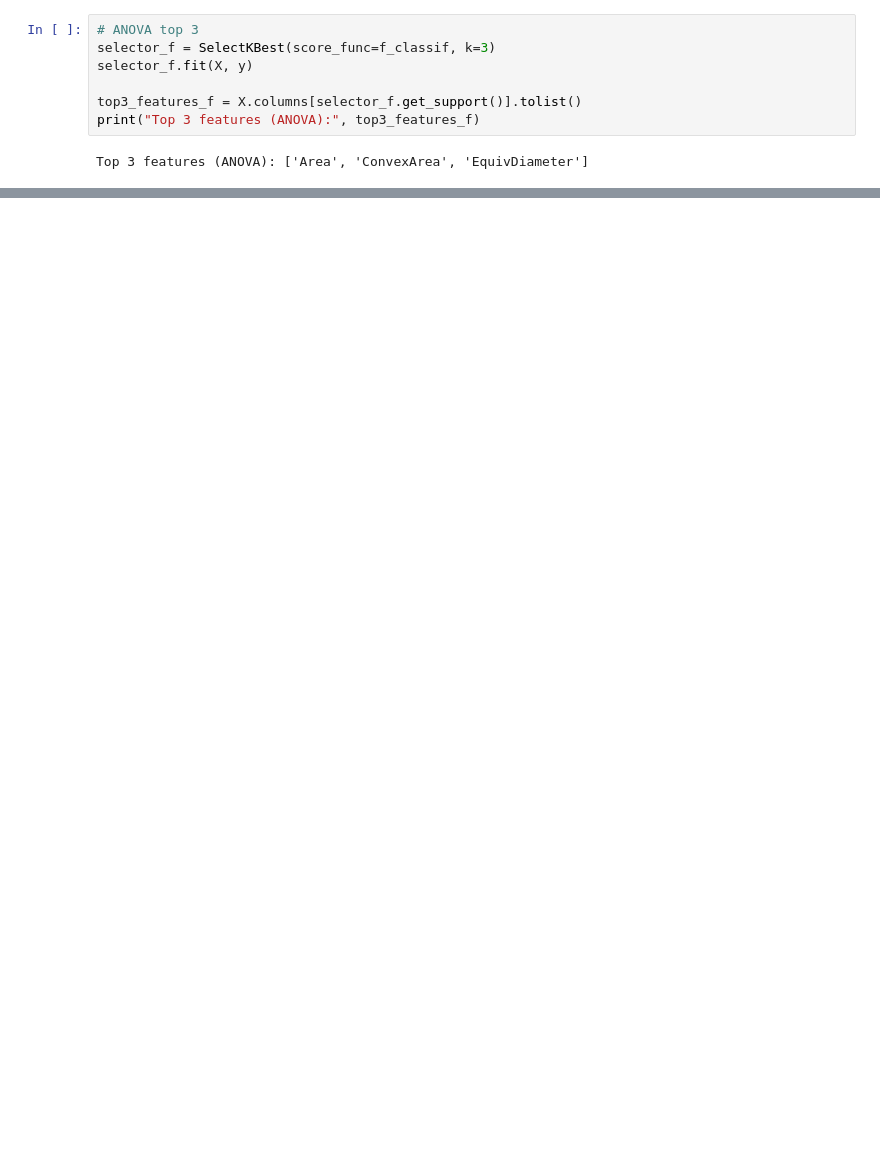
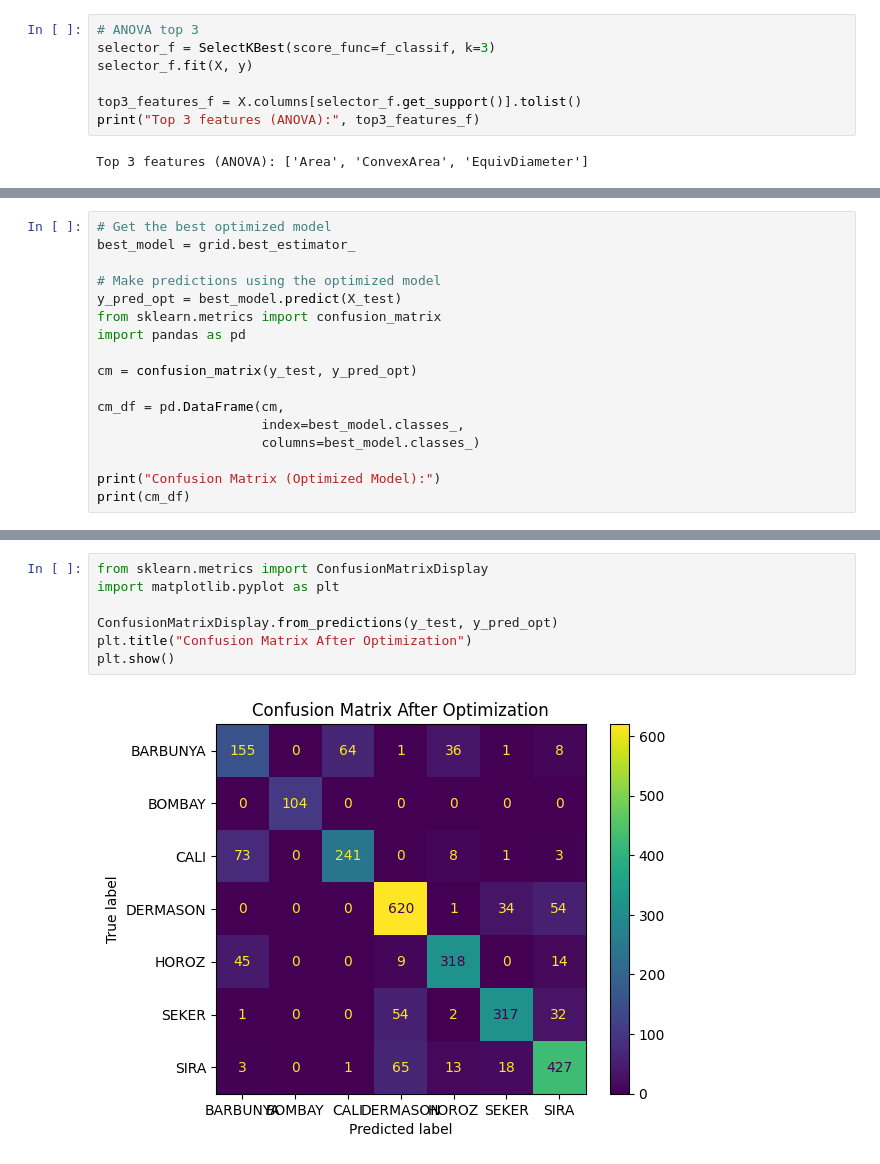
Before and after one commit to liangwan2023/MachineLearning, a Jupyter notebook: Assignment3_decisiontree.ipynb, the cells around one changed output, grey strips where cells are left out. Cells and saved outputs as stored; diff of their text form; blank space fills up the shorter version.

```diff
--- a/Assignment3_decisiontree.ipynb
+++ b/Assignment3_decisiontree.ipynb
@@ -269,0 +253,17 @@ weighted avg       0.80      0.80      0.80      2723
+# %%
+# Get the best optimized model
+best_model = grid.best_estimator_
+
+# Make predictions using the optimized model
+y_pred_opt = best_model.predict(X_test)
+from sklearn.metrics import confusion_matrix
+import pandas as pd
+
+cm = confusion_matrix(y_test, y_pred_opt)
+
+cm_df = pd.DataFrame(cm,
+                     index=best_model.classes_,
+                     columns=best_model.classes_)
+
+print("Confusion Matrix (Optimized Model):")
+print(cm_df)
@@ -269,0 +280,9 @@ weighted avg       0.80      0.80      0.80      2723
+# %%
+from sklearn.metrics import ConfusionMatrixDisplay
+import matplotlib.pyplot as plt
+
+ConfusionMatrixDisplay.from_predictions(y_test, y_pred_opt)
+plt.title("Confusion Matrix After Optimization")
+plt.show()
+# %% [output]
+[figure, added]
```
Also changed, not shown: parts of 17 cells of this notebook.
